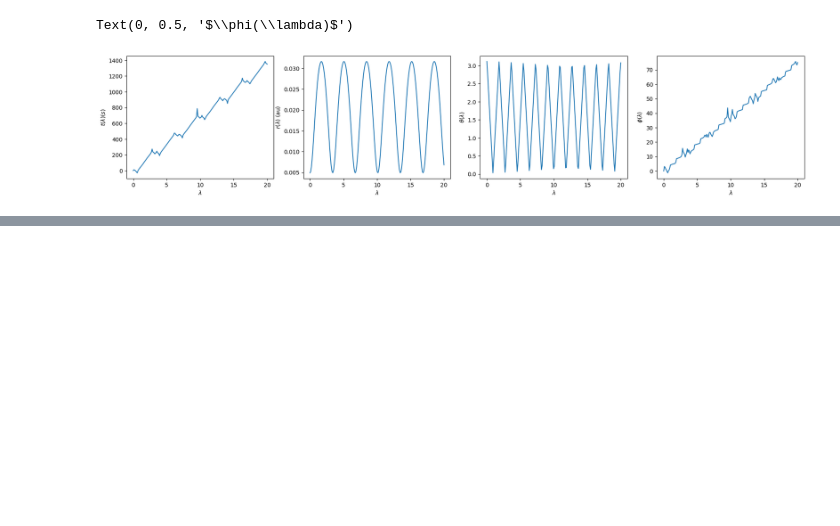
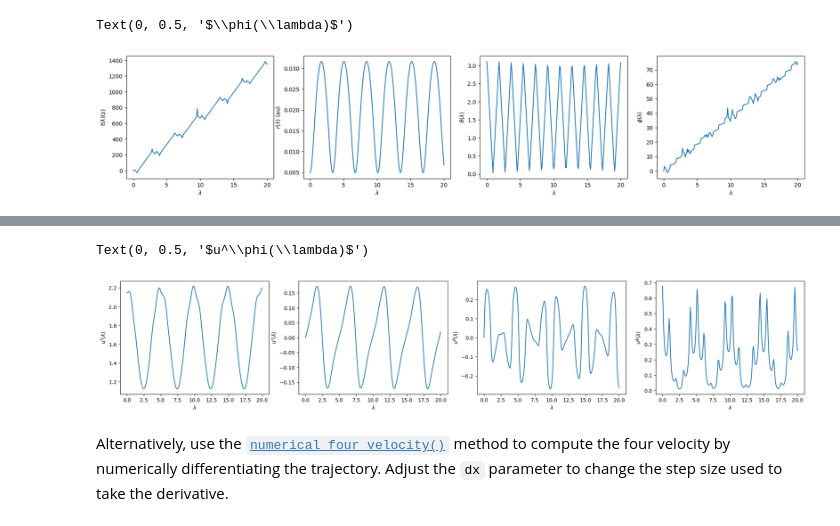
Before and after one commit to BlackHolePerturbationToolkit/KerrGeoPy, a Jupyter notebook: docs/source/notebooks/Trajectory.ipynb, the cells around one changed output, grey strips where cells are left out. Cells and saved outputs as stored; diff of their text form; code cells hidden in the pictures; blank space fills up the shorter version.

Commit message:
added four velocity to tutorial

```diff
--- a/docs/source/notebooks/Trajectory.ipynb
+++ b/docs/source/notebooks/Trajectory.ipynb
@@ -105,0 +110,36 @@ Text(0, 0.5, '$\\phi(\\lambda)$')
+# %%
+orbit = kg.StableOrbit(0.9,5,0.6,cos(pi/3))
+
+u_t, u_r, u_theta, u_phi = orbit.four_velocity()
+# %%
+import numpy as np
+import matplotlib.pyplot as plt
+
+time = np.linspace(0,20,200)
+
+plt.figure(figsize=(24,4))
+
+plt.subplot(1,4,1)
+plt.plot(time, u_t(time))
+plt.xlabel("$\lambda$")
+plt.ylabel(r"$u^t(\lambda)$")
+
+plt.subplot(1,4,2)
+plt.plot(time, u_r(time))
+plt.xlabel("$\lambda$")
+plt.ylabel("$u^r(\lambda)$")
+
+plt.subplot(1,4,3)
+plt.plot(time, u_theta(time))
+plt.xlabel("$\lambda$")
+plt.ylabel(r"$u^\theta(\lambda)$")
+
+plt.subplot(1,4,4)
+plt.plot(time, u_phi(time))
+plt.xlabel("$\lambda$")
+plt.ylabel(r"$u^\phi(\lambda)$")
+# %% [output]
+Text(0, 0.5, '$u^\\phi(\\lambda)$')
+[figure, added]
+# %% [markdown]
+Alternatively, use the [`numerical_four_velocity()`](orbit.Orbit.numerical_four_velocity) method to compute the four velocity by numerically differentiating the trajectory. Adjust the `dx` parameter to change the step size used to take the derivative.
```
Also changed, not shown: parts of 3 cells of this notebook.
